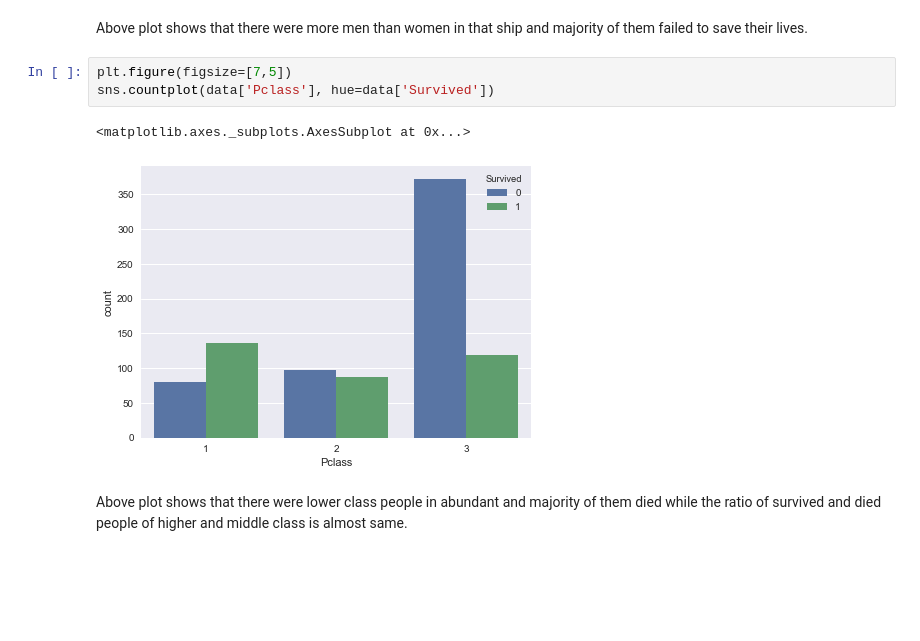
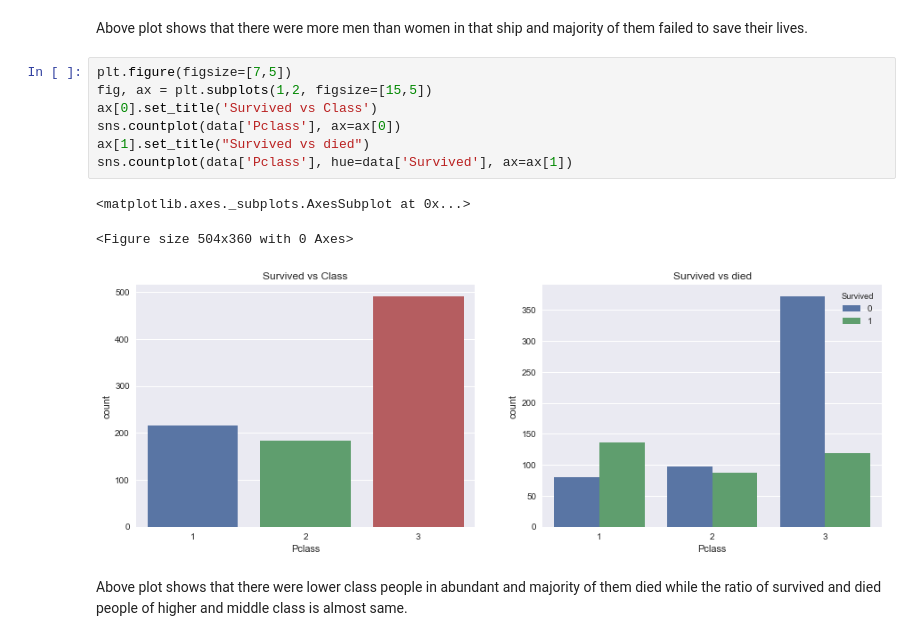
Before and after one commit to sabanasimbutt/Classification-Titanic, a Jupyter notebook: Titanic.ipynb, the cells around one changed output. Cells and saved outputs as stored; diff of their text form; blank space fills up the shorter version.

```diff
--- a/Titanic.ipynb
+++ b/Titanic.ipynb
@@ -110,10 +95,15 @@ sns.countplot(data['Sex'], hue=data['Survived'])
 # %% [markdown]
 Above plot shows that there were more men than women in that ship and majority of them failed to save their lives.
-# %%
-plt.figure(figsize=[7,5])
-sns.countplot(data['Pclass'], hue=data['Survived'])
-# %% [output]
-<matplotlib.axes._subplots.AxesSubplot at 0x...>
-[figure, removed]
+# %%
+plt.figure(figsize=[7,5])
+fig, ax = plt.subplots(1,2, figsize=[15,5])
+ax[0].set_title('Survived vs Class')
+sns.countplot(data['Pclass'], ax=ax[0])
+ax[1].set_title("Survived vs died")
+sns.countplot(data['Pclass'], hue=data['Survived'], ax=ax[1])
+# %% [output]
+<matplotlib.axes._subplots.AxesSubplot at 0x...>
+<Figure size 504x360 with 0 Axes>
+[figure, added]
 # %% [markdown]
 Above plot shows that there were lower class people in abundant and majority of them died while the ratio of survived and died people of higher and middle class is almost same.
```
Also changed, not shown: parts of 37 cells of this notebook.
